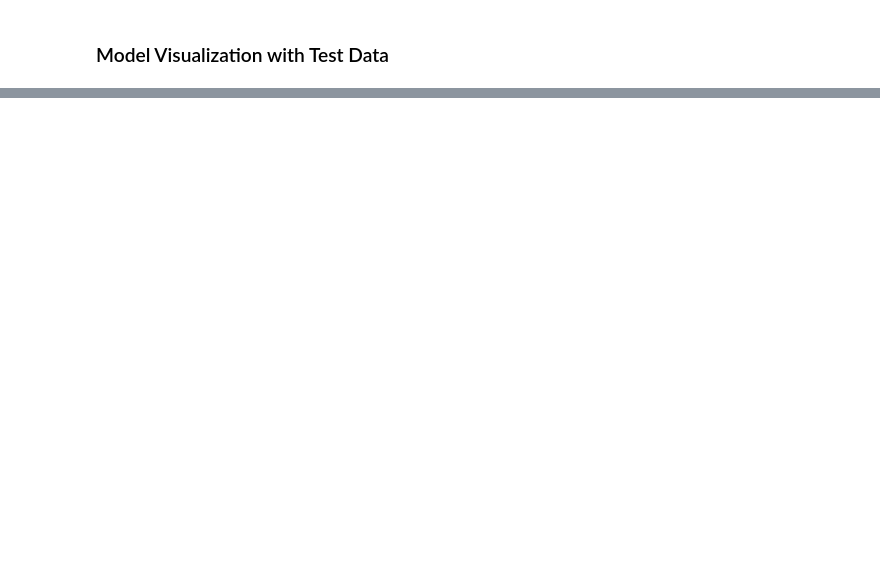
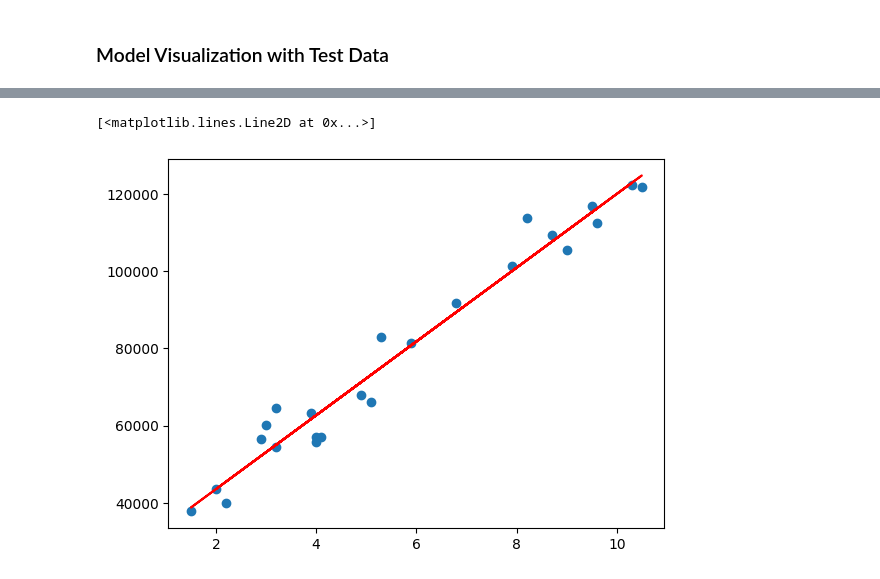
Before and after one commit to Khan996/Linear-Regression-Metrics, a Jupyter notebook: linear-regression.ipynb, the cells around one changed output, grey strips where cells are left out. Saved outputs shown, nothing was run; the diff lists cells and outputs as text; code cells hidden in the pictures; blank space fills up the shorter version.

```diff
--- a/linear-regression.ipynb
+++ b/linear-regression.ipynb
@@ -134,0 +136,28 @@ plt.title("Salary Data [Testing]");
+# %%
+class LinearModel():
+
+    def __init__(self):
+        self.m = None
+        self.b = None
+
+    def fit(self, X_train, y_train):
+        X_train  = X_train.values # Convert to Numpy array
+        y_train  = y_train.values # Convert to Numpy array
+        num = 0
+        denum = 0
+        for i in range(X_train.shape[0]):
+            num = num + ((y_train[i] - y_train.mean()) * (X_train[i] - X_train.mean()))
+            denum = denum + ((X_train[i] - X_train.mean()) * (X_train[i] - X_train.mean()))
+
+        self.m = num/denum
+        self.b = y_train.mean() - (self.m * X_train.mean())
+
+        print("Coefficient is : ", self.m)
+        print("Intercept is : ", self.b)
+
+    def predict(self, X_test):
+        return self.m * X_test + self.b
+# %%
+lr = LinearModel()
+# %%
+lr.fit(X_train, y_train)
@@ -134,0 +186,6 @@ plt.title("Salary Data [Testing]");
+# %%
+plt.scatter(X_train, y_train)
+plt.plot(X_train, lr.predict(X_train), color="red")
+# %% [output]
+[<matplotlib.lines.Line2D at 0x...>]
+[figure, added]
```
Also changed, not shown: parts of 20 cells of this notebook.
